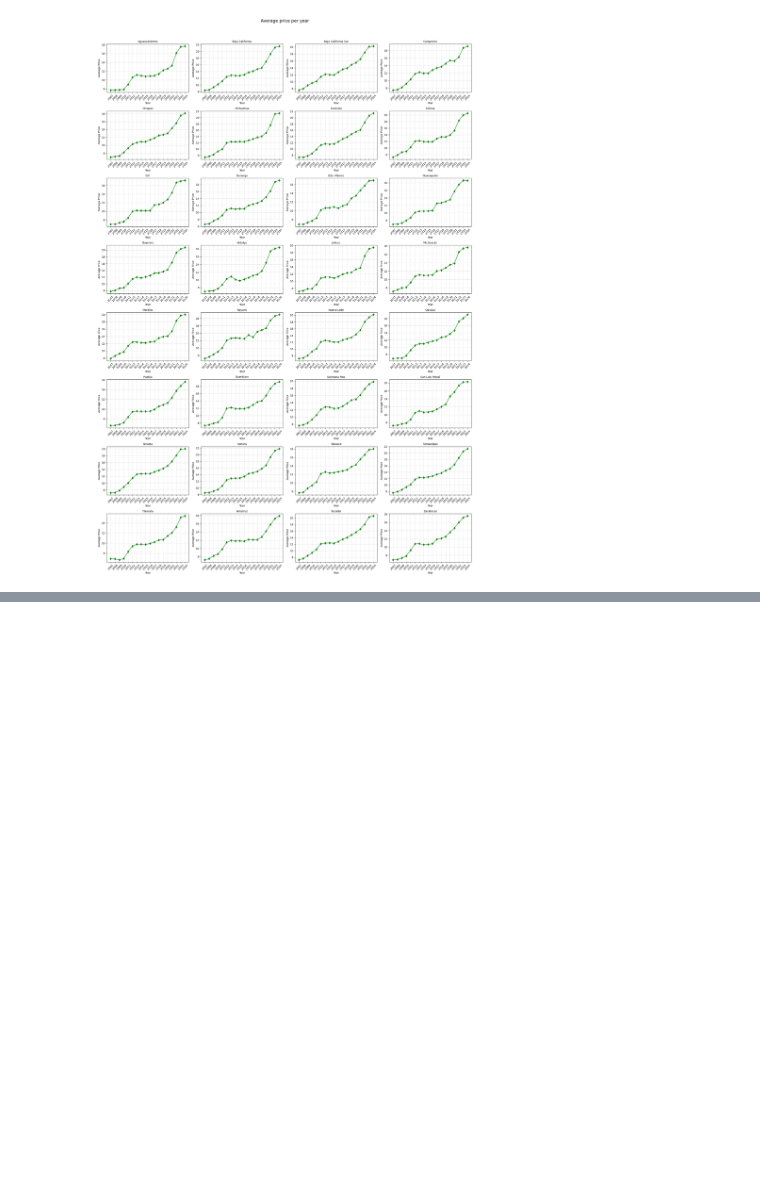
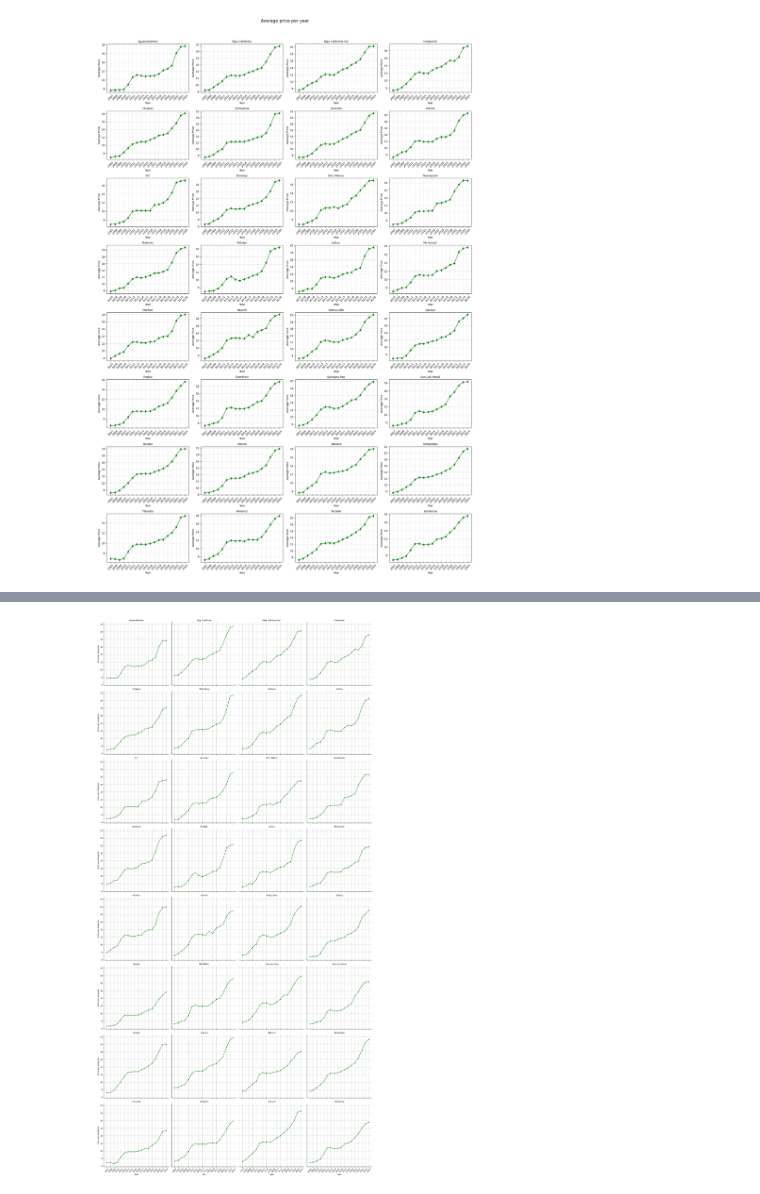
Before and after one commit to CristianRiveraEsparza/Tortilla_Prices, a Jupyter notebook: Tortillas.ipynb, the cells around one changed output, grey strips where cells are left out. Saved outputs shown, nothing was run; the diff lists cells and outputs as text; code cells hidden in the pictures; blank space fills up the shorter version.

```diff
--- a/Tortillas.ipynb
+++ b/Tortillas.ipynb
@@ -800,5 +826,5 @@ print(outliers)
 
 [9734 rows x 4 columns]
 # %%
-data=dftortillas
+data_graph=dftortillas
 # %%
@@ -811,5 +837,5 @@ data.head(5)
 | 3 | 2007-01-10 | Baja California | Mom and Pop Store | 10.30 |
 | 4 | 2007-01-10 | Baja California Sur | Big Retail Store | 6.10 |
 # %%
-data['Year']=data['Date'].dt.strftime('%Y')
+data_graph['Year']=data_graph['Date'].dt.strftime('%Y')
 # %%
@@ -834,7 +860,7 @@ plt.show()
 # %% [output]
 [figure]
 # %%
-max_prices = data.groupby('Year')['Price per kilogram'].max().reset_index()
+max_prices = data_graph.groupby('Year')['Price per kilogram'].max().reset_index()
 # %%
 max_prices['Year'].unique()
 # %% [output]
@@ -876,6 +889,6 @@ dftortillas
 # %%
 #Realizar un dataframe con promedios agrupados por estado y año
-average_price = data.groupby(['State', 'Year'])['Price per kilogram'].mean().reset_index()
+average_price = data_graph.groupby(['State', 'Year'])['Price per kilogram'].mean().reset_index()
 #Lista con los estados existentes del dataframe
 states = average_price['State'].unique()
 #Establecer los parametros para dibujar el subplot mas adelante
@@ -906,0 +936,9 @@ fig.savefig('Average_Prices_per_State.png')
+# %%
+sg=sns.relplot(kind='line', x="Year", y="Price per kilogram",col="State",
+            data=average_price, col_wrap=4, marker='d', color='green');
+sg.set_titles(col_template="{col_name}")
+for ax in sg.axes.flat:
+    ax.grid(True, linestyle='--', color='gray', alpha=0.7)
+    ax.tick_params(axis='x', rotation=45)
+# %% [output]
+[figure, added]
```
Also changed, not shown: parts of 18 cells of this notebook.
